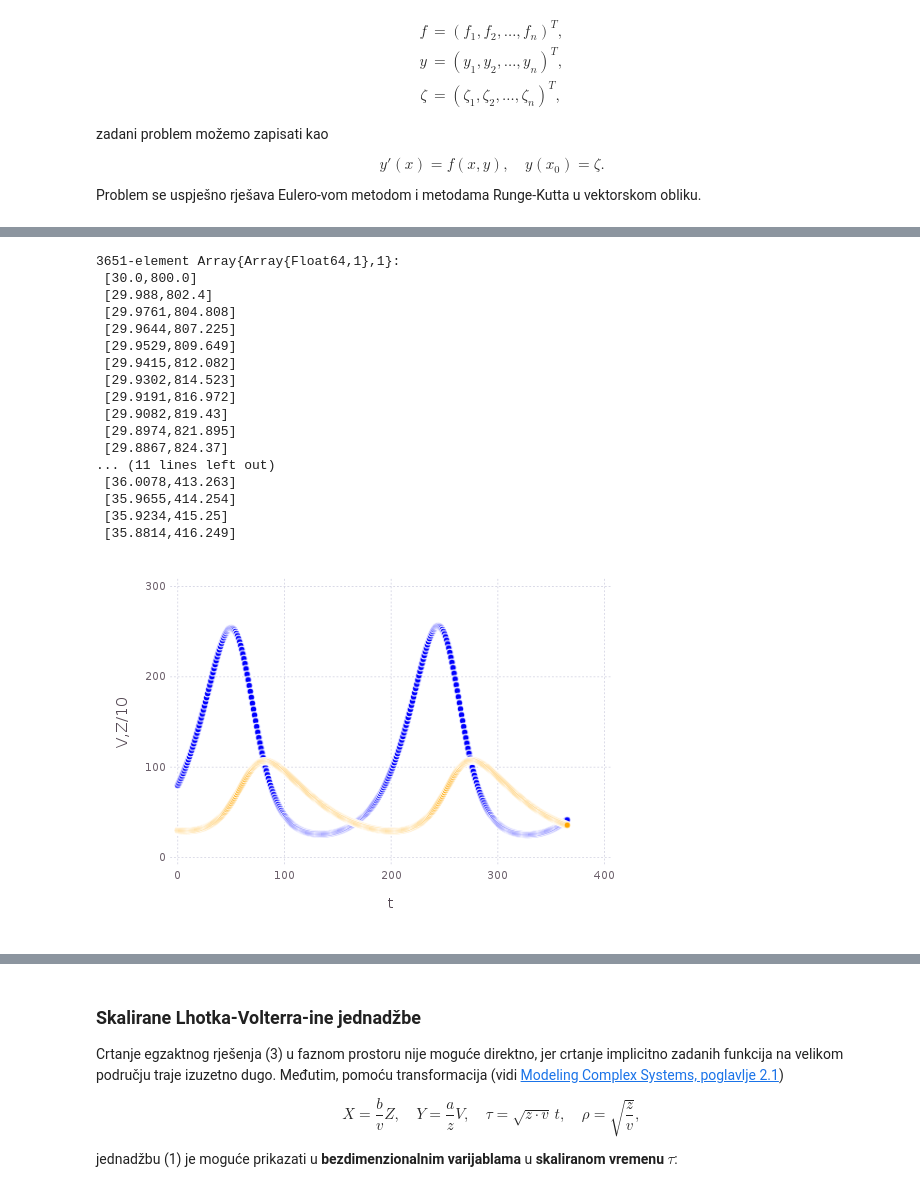
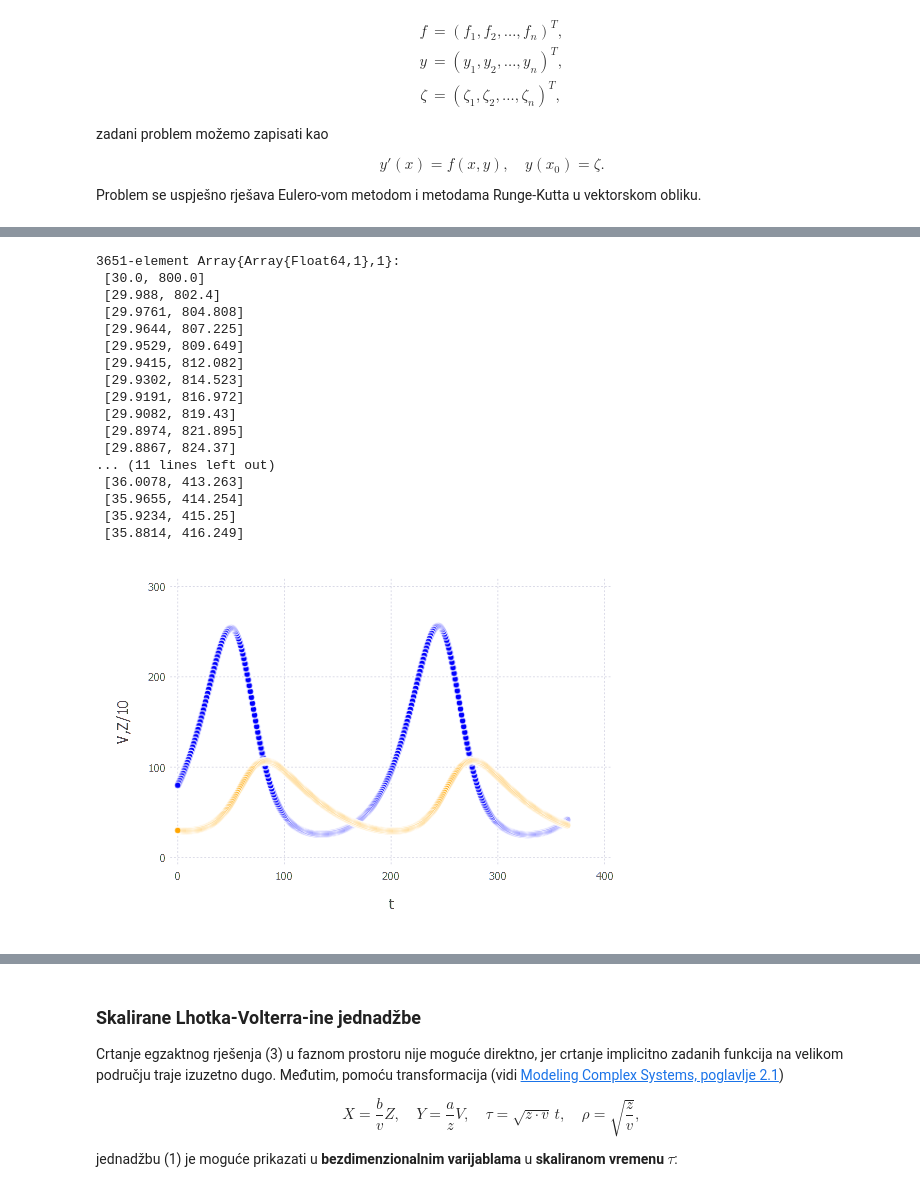
Before and after one commit to ivanslapnicar/Numericka_analiza, a Jupyter notebook: src/NA21_Diferencijalne_jednadzbe.ipynb, the cells around one changed output, grey strips where cells are left out. Drawn from its saved outputs; the diff is of its cells as text; code cells hidden in the pictures.

```diff
--- a/src/NA21_Diferencijalne_jednadzbe.ipynb
+++ b/src/NA21_Diferencijalne_jednadzbe.ipynb
@@ -33,7 +33,7 @@ __Lokalna pogreška__ je $O(h^2)$, a __globalna pogreška__ je $O(h)$ pa metoda
 # %%
 function myEuler{T,T1}(f::Function,y0::T,x::T1)
     h=x[2]-x[1]
-    y=Array(T,length(x))
+    y=Array{T}(length(x))
     y[1]=y0
     for i=2:length(x)
         y[i]=y[i-1]+h*f(x[i-1],y[i-1])
@@ -392,31 +385,33 @@ fVZ(t,y)=[y[1]*(-v+b*y[2]),y[2]*(z-a*y[1])]
 y=myEuler(fVZ,y0,t)
 # %% [output]
 3651-element Array{Array{Float64,1},1}:
- [30.0,800.0]
- [29.988,802.4]
- [29.9761,804.808]
- [29.9644,807.225]
- [29.9529,809.649]
- [29.9415,812.082]
- [29.9302,814.523]
- [29.9191,816.972]
- [29.9082,819.43]
- [29.8974,821.895]
- [29.8867,824.37]
+ [30.0, 800.0]
+ [29.988, 802.4]
+ [29.9761, 804.808]
+ [29.9644, 807.225]
+ [29.9529, 809.649]
+ [29.9415, 812.082]
+ [29.9302, 814.523]
+ [29.9191, 816.972]
+ [29.9082, 819.43]
+ [29.8974, 821.895]
+ [29.8867, 824.37]
 ... (11 lines left out)
- [36.0078,413.263]
- [35.9655,414.254]
- [35.9234,415.25]
- [35.8814,416.249]
+ [36.0078, 413.263]
+ [35.9655, 414.254]
+ [35.9234, 415.25]
+ [35.8814, 416.249]
 # %%
 # Skaliramo Z u Z/10 da graf bude citkiji
 V=map(Float64,[y[i][1] for i=1:length(y)])
 Z=map(Float64,[y[i][2] for i=1:length(y)])
-Gadfly.plot(layer(x=t[1:10:end],y=V[1:10:end],Geom.point,Theme(default_color=colorant"orange")),
-layer(x=t[1:10:end],y=Z[1:10:end]/10,Geom.point,Theme(default_color=colorant"blue")),
+Gadfly.plot(layer(x=t[1:10:end],y=V[1:10:end],Geom.point,
+        Theme(default_color=colorant"orange")),
+    layer(x=t[1:10:end],y=Z[1:10:end]/10,
+        Geom.point,Theme(default_color=colorant"blue")),
 Guide.xlabel("t"),Guide.ylabel("V,Z/10"))
 # %% [output]
-[figure, old version]
+[figure, new version]
 # %%
 # usporedimo rješenja s metodom myRK4() i ode4()
 yRK4=myRK4(fVZ,y0,t)
```
Also changed, not shown: parts of 20 cells of this notebook.
